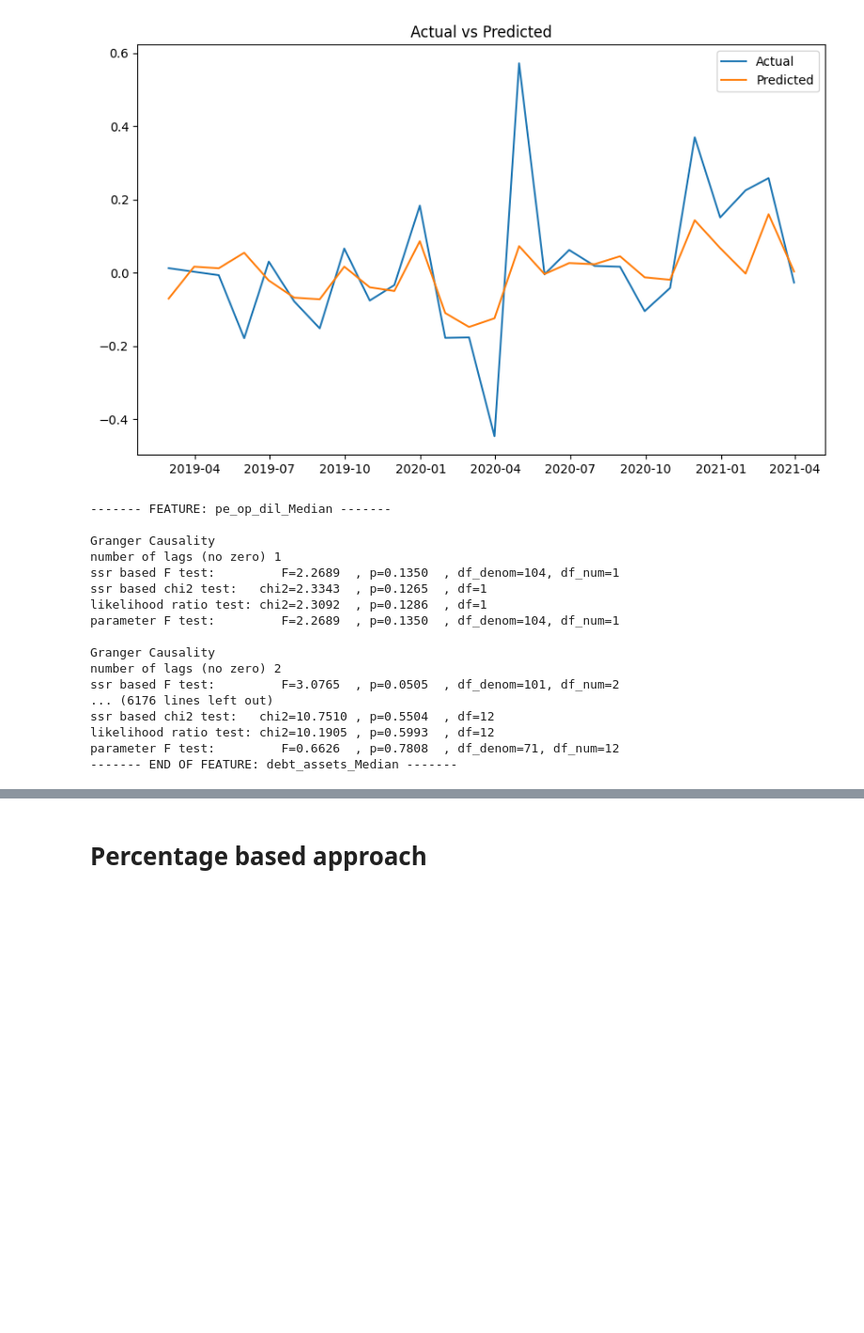
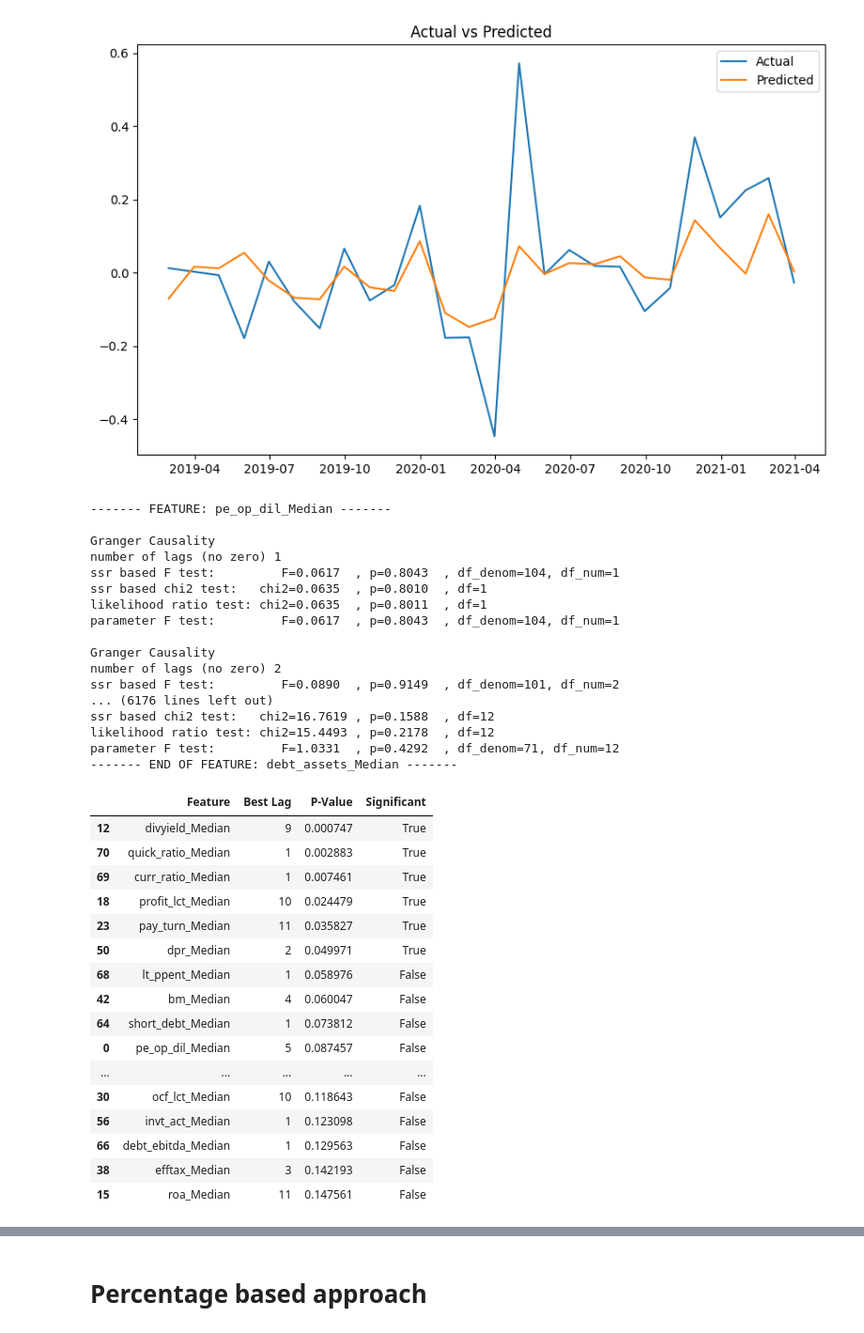
Before and after one commit to Marcello1099/uva-msc-ds-thesis, a Jupyter notebook: eda_energy.ipynb, the cells around one changed output, grey strips where cells are left out. Shown: that part at 94% size. Cells and saved outputs as stored; diff of their text form; code cells hidden in the pictures; blank space fills up the shorter version.

Commit message:
PC, test in x86

```diff
--- a/eda_energy.ipynb
+++ b/eda_energy.ipynb
@@ -176,7 +176,7 @@ from statsmodels.tsa.stattools import grangercausalitytests
 # Define the maximum number of lags that you want to test
 maxlag = 12
 
-exclude_features = ['rd_sale_Median', 'adv_sale_Median', 'staff_sale_Median']
+exclude_features = ['rd_sale_Median', 'adv_sale_Median', 'staff_sale_Median', target_columns[0]]
 features_to_check = [x for x in corr_df.index.to_list() if x not in exclude_features]
 # features_to_check = top_10_corr_features
 
@@ -187,7 +187,7 @@ for feature in features_to_check:
     best_p_value = float('inf')
 
     # Run the Granger causality test
-    results = grangercausalitytests(df[[target_columns[0], feature]], maxlag)
+    results = grangercausalitytests(df[[returns_col[0], feature]], maxlag)
 
     # The results are stored in a dictionary. You can access the results for each lag as follows:
     for i in range(maxlag, 0, -1):
@@ -203,22 +203,22 @@ for feature in features_to_check:
 
 granger_df = pd.DataFrame(granger_results)
 # Display the results
-granger_df.to_excel(f'{OUTPUT_PATH}/granger_causality.xlsx', index=False)
+# granger_df.to_excel(f'{OUTPUT_PATH}/granger_causality.xlsx', index=False)
 # %% [output]
 ------- FEATURE: pe_op_dil_Median -------
 
 Granger Causality
 number of lags (no zero) 1
-ssr based F test:         F=2.2689  , p=0.1350  , df_denom=104, df_num=1
-ssr based chi2 test:   chi2=2.3343  , p=0.1265  , df=1
-likelihood ratio test: chi2=2.3092  , p=0.1286  , df=1
-parameter F test:         F=2.2689  , p=0.1350  , df_denom=104, df_num=1
+ssr based F test:         F=0.0617  , p=0.8043  , df_denom=104, df_num=1
+ssr based chi2 test:   chi2=0.0635  , p=0.8010  , df=1
+likelihood ratio test: chi2=0.0635  , p=0.8011  , df=1
+parameter F test:         F=0.0617  , p=0.8043  , df_denom=104, df_num=1
 
 Granger Causality
 number of lags (no zero) 2
-ssr based F test:         F=3.0765  , p=0.0505  , df_denom=101, df_num=2
+ssr based F test:         F=0.0890  , p=0.9149  , df_denom=101, df_num=2
 ... (6176 lines left out)
-ssr based chi2 test:   chi2=10.7510 , p=0.5504  , df=12
-likelihood ratio test: chi2=10.1905 , p=0.5993  , df=12
-parameter F test:         F=0.6626  , p=0.7808  , df_denom=71, df_num=12
+ssr based chi2 test:   chi2=16.7619 , p=0.1588  , df=12
+likelihood ratio test: chi2=15.4493 , p=0.2178  , df=12
+parameter F test:         F=1.0331  , p=0.4292  , df_denom=71, df_num=12
 ------- END OF FEATURE: debt_assets_Median -------
@@ -224,0 +230,21 @@ parameter F test:         F=0.6626  , p=0.7808  , df_denom=71, df_num=12
+# %%
+granger_df.loc[granger_df['Significant'] == True]
+granger_df.sort_values(by='P-Value').head(20)
+# %% [output]
+|  | Feature | Best Lag | P-Value | Significant |
+| 12 | divyield_Median | 9 | 0.000747 | True |
+| 70 | quick_ratio_Median | 1 | 0.002883 | True |
+| 69 | curr_ratio_Median | 1 | 0.007461 | True |
+| 18 | profit_lct_Median | 10 | 0.024479 | True |
+| 23 | pay_turn_Median | 11 | 0.035827 | True |
+| 50 | dpr_Median | 2 | 0.049971 | True |
+| 68 | lt_ppent_Median | 1 | 0.058976 | False |
+| 42 | bm_Median | 4 | 0.060047 | False |
+| 64 | short_debt_Median | 1 | 0.073812 | False |
+| 0 | pe_op_dil_Median | 5 | 0.087457 | False |
+| ... | ... | ... | ... | ... |
+| 30 | ocf_lct_Median | 10 | 0.118643 | False |
+| 56 | invt_act_Median | 1 | 0.123098 | False |
+| 66 | debt_ebitda_Median | 1 | 0.129563 | False |
+| 38 | efftax_Median | 3 | 0.142193 | False |
+| 15 | roa_Median | 11 | 0.147561 | False |
```
Also changed, not shown: parts of 3 cells of this notebook.
